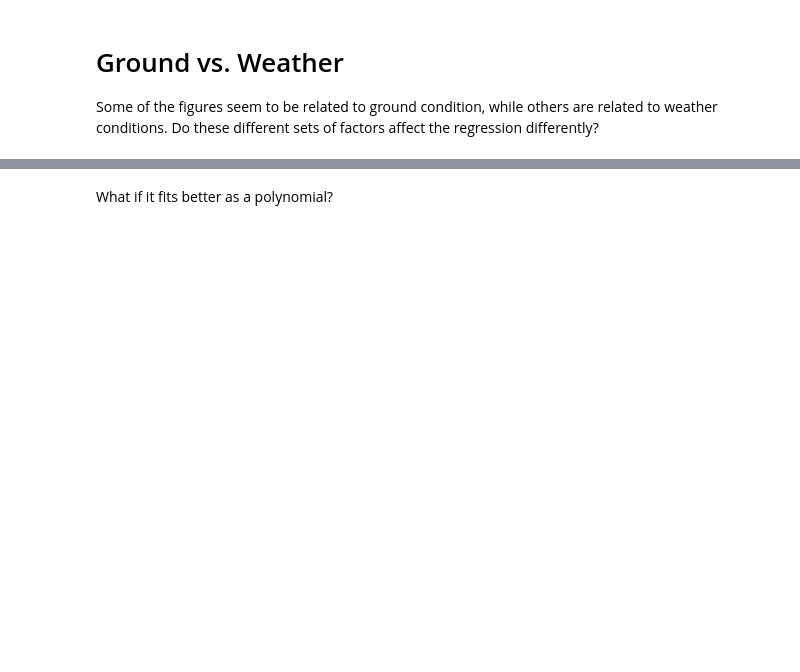
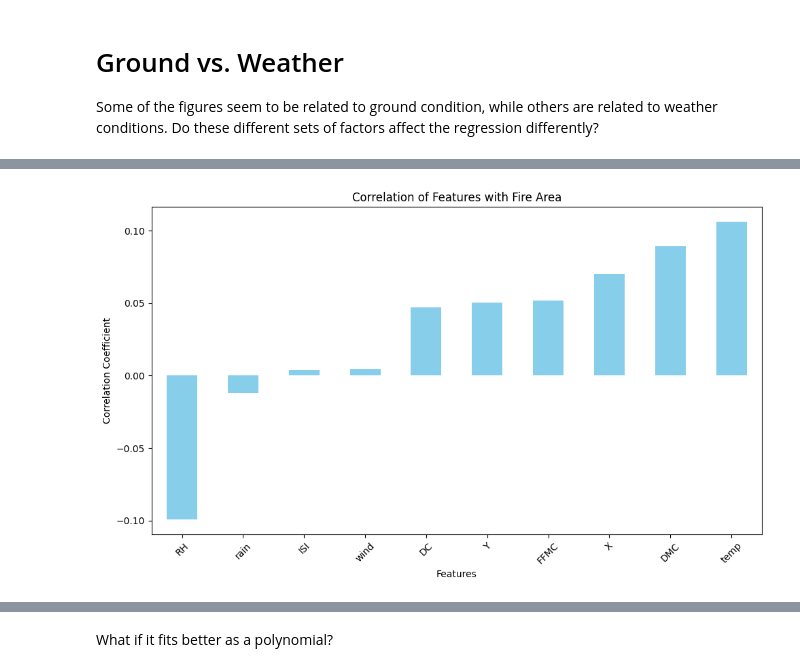
Before and after one commit to samuelmcilrath/forest-fires, a Jupyter notebook: forestfires.ipynb, the cells around one changed output, grey strips where cells are left out. Cells and saved outputs as stored; diff of their text form; code cells hidden in the pictures; blank space fills up the shorter version.

```diff
--- a/forestfires.ipynb
+++ b/forestfires.ipynb
@@ -285,0 +267,16 @@ Weather test set R^2: 0.02
+# %%
+# Calculate correlations
+correlation_matrix = forest_fires.corr()
+
+plt.figure(figsize=(10, 6))
+# Create bar plot of correlations with area
+area_correlations = correlation_matrix['area'].drop('area')
+area_correlations.sort_values().plot(kind='bar', color='skyblue')
+plt.title('Correlation of Features with Fire Area')
+plt.xlabel('Features')
+plt.ylabel('Correlation Coefficient')
+plt.xticks(rotation=45)
+plt.tight_layout()
+plt.show()
+# %% [output]
+[figure, added]
```
Also changed, not shown: parts of 19 cells of this notebook.
